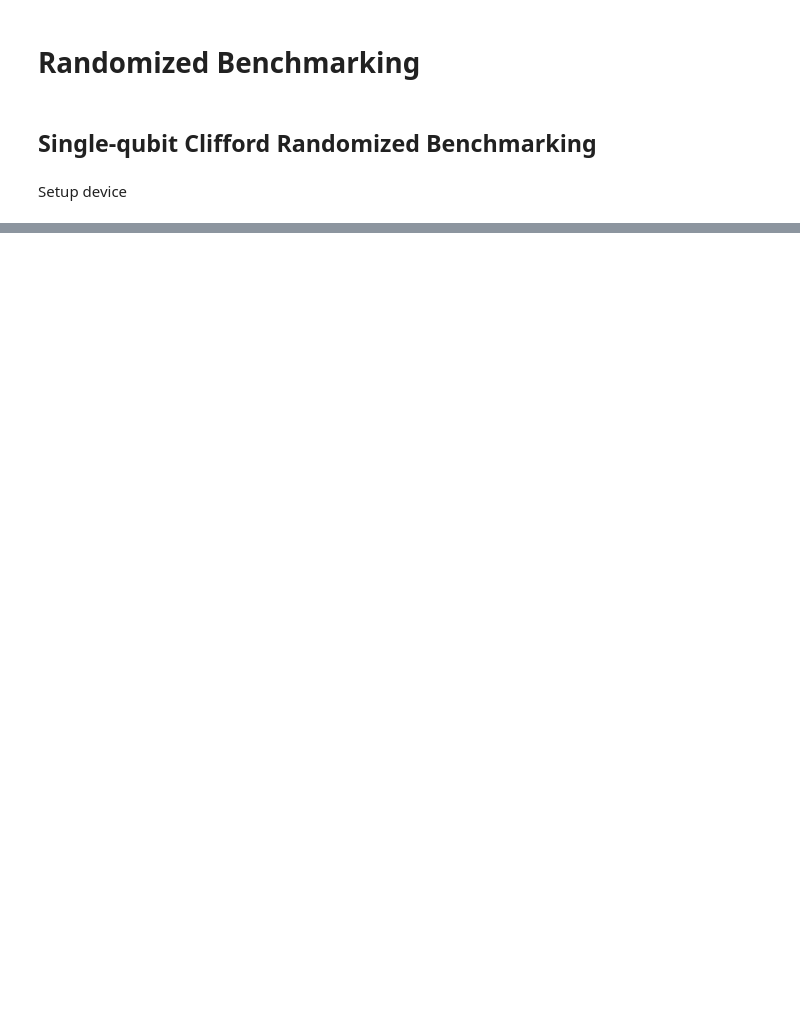
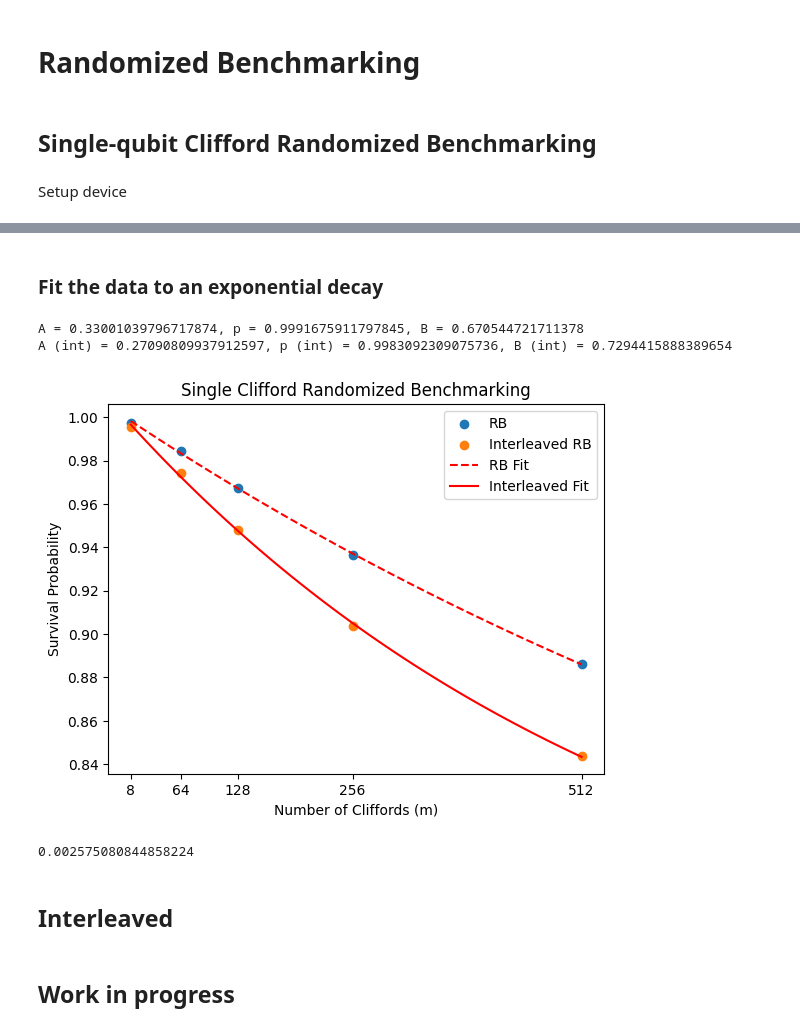
Before and after one commit to aqp-mc2-chalmers/chalmers-qubit, a Jupyter notebook: docs/examples/randomized_benchmarking.ipynb, the cells around one changed output, grey strips where cells are left out. Saved outputs shown, nothing was run; the diff lists cells and outputs as text; code cells hidden in the pictures; blank space fills up the shorter version.

```diff
--- a/docs/examples/randomized_benchmarking.ipynb
+++ b/docs/examples/randomized_benchmarking.ipynb
@@ -25,9 +25,11 @@ Setup device
 # %%
 transmon_dict = {
     0: {"frequency": 5.02, "anharmonicity": -0.3},
+    1: {"frequency": 4.82, "anharmonicity": -0.3},
 }
 decoherence_dict = {
     0: {"t1": 60e3, "t2": 100e3},
+    1: {"t1": 60e3, "t2": 100e3},
 }
 # Set up the model, compiler, and processor
 model = SarimnerModel(transmon_dict=transmon_dict)
@@ -45,4 +60,0 @@ Gate decomposition decomposition of the clifford group as per [Epstein et al. Ph
-# %%
-from chalmers_qubit.utils import randomized_benchmarking_sequence
-
-clifford_indices = randomized_benchmarking_sequence(number_of_cliffords=10,apply_inverse_gate=True,clifford_group=1,seed=None)
@@ -135,0 +126,60 @@ print(decay_rate)
+# %% [markdown]
+### Fit the data to an exponential decay
+# %%
+import numpy as np
+from scipy.optimize import curve_fit
+import matplotlib.pyplot as plt
+
+# Define the model function
+def model(m, A, p, B) -> float:
+    return A * p**m + B
+
+# Initial guess for A, p, B
+initial_guess = [1, 0.99, 0.5]
+
+# Fit the curve
+params, covariance = curve_fit(model, sequences, sequence_fidelity, p0=initial_guess)
+
+# Fit the curve
+params_interleaved, covariance_interleaved = curve_fit(model, sequences, interleaved_sequence_fidelity, p0=initial_guess)
+
+# Extract fitted parameters
+A_fit, p_fit, B_fit = params
+print(f"A = {A_fit}, p = {p_fit}, B = {B_fit}")
+
+A_interleaved_fit, p_interleaved_fit, B_interleaved_fit = params_interleaved
+print(f"A (int) = {A_interleaved_fit}, p (int) = {p_interleaved_fit}, B (int) = {B_interleaved_fit}")
+
+# Plot
+x_fit = np.linspace(min(sequences), max(sequences), 100)
+y_fit = model(x_fit, A_fit, p_fit, B_fit)
+
+y_interleaved_fit = model(x_fit, A_interleaved_fit, p_interleaved_fit, B_interleaved_fit)
+
+plt.scatter(sequences, sequence_fidelity, label="RB")
+plt.scatter(sequences, interleaved_sequence_fidelity, label="Interleaved RB")
+plt.plot(x_fit, y_fit, label="RB Fit", color='red', linestyle='--')
+plt.plot(x_fit, y_interleaved_fit, label="Interleaved Fit", color='red')
+plt.legend()
+plt.xlabel("Number of Cliffords (m)")
+plt.ylabel("Survival Probability")
+plt.title("Single Clifford Randomized Benchmarking")
+plt.xticks(sequences)
+plt.show()
+# %% [output]
+A = 0.33001039796717874, p = 0.9991675911797845, B = 0.670544721711378
+A (int) = 0.27090809937912597, p (int) = 0.9983092309075736, B (int) = 0.7294415888389654
+[figure, added]
+# %%
+# Calculate average error per Clifford
+d = 2
+r_fit = (d-1)/d * (1-p_fit)
+# Calculate the average errorb per single-qubit gate
+r_sq = r_fit / 1.875
+r_sq
+# %% [output]
+0.002575080844858224
+# %% [markdown]
+## Interleaved
+# %% [markdown]
+## Work in progress
```
Also changed, not shown: parts of 18 cells of this notebook.
